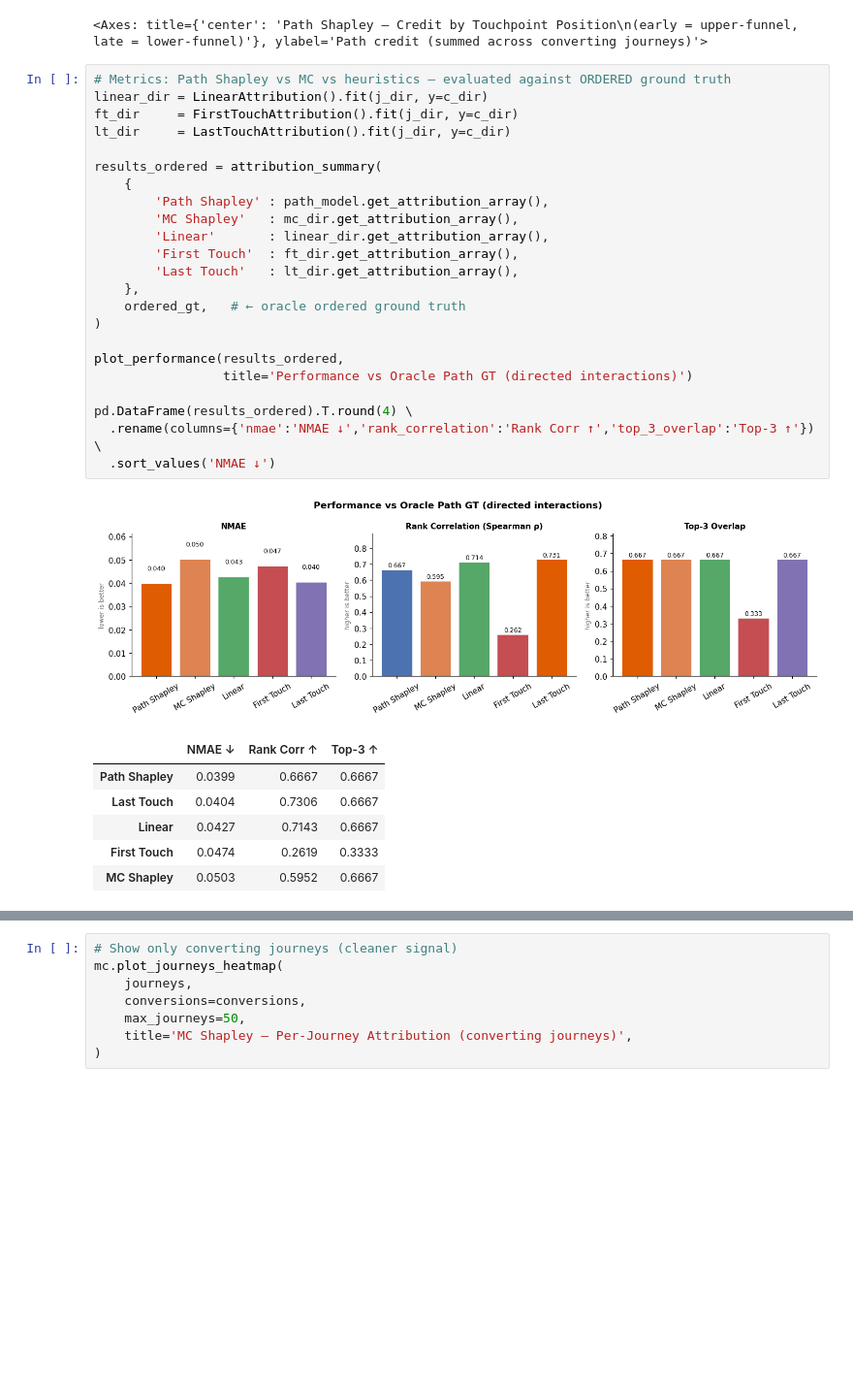
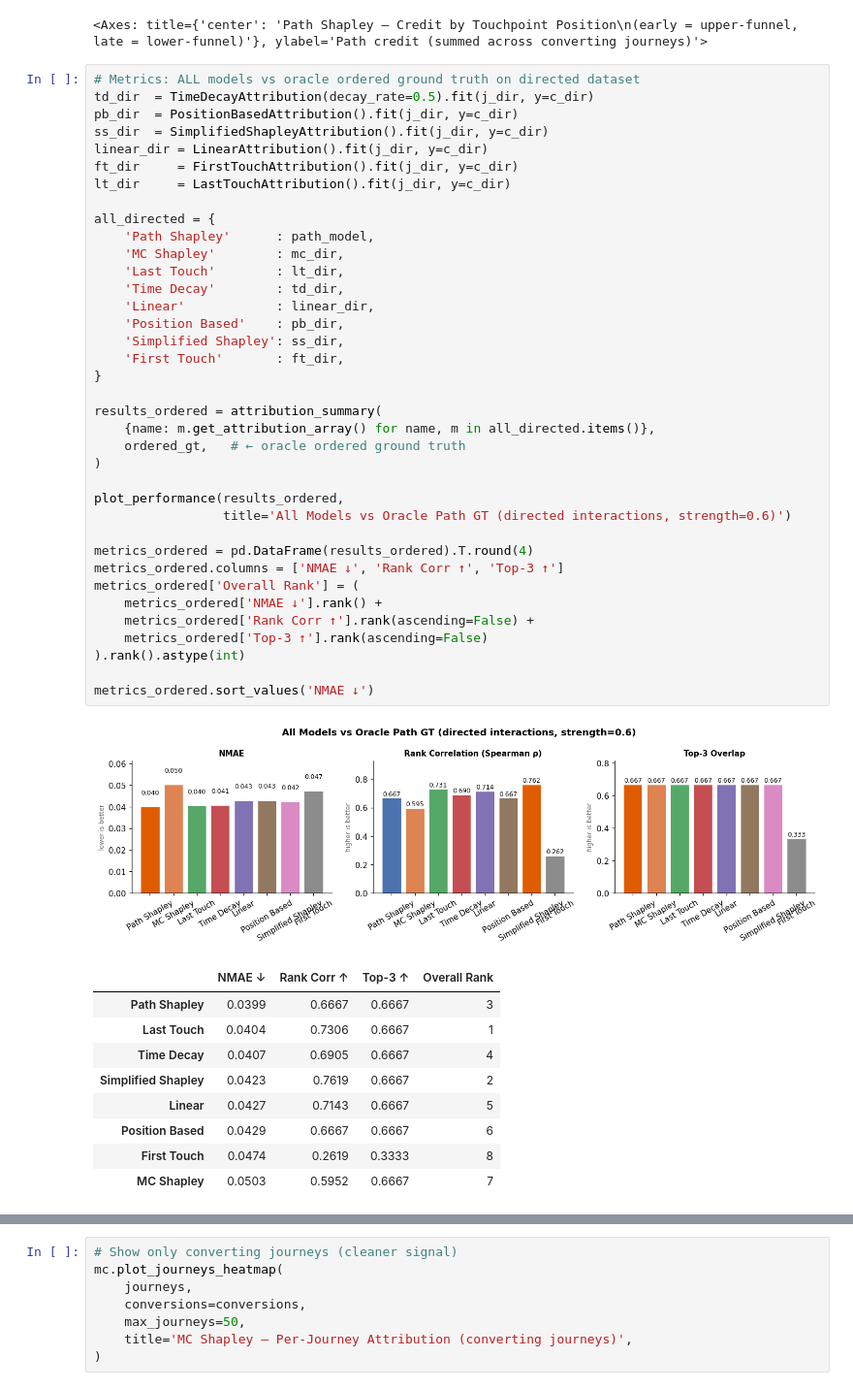
Before and after one commit to ianchute/shapley-attribution-model-zhao-naive, a Jupyter notebook: tester.ipynb, the cells around one changed output, grey strips where cells are left out. Shown at 97% size. Cells and saved outputs as stored; diff of their text form; blank space fills up the shorter version.

```diff
--- a/tester.ipynb
+++ b/tester.ipynb
@@ -284,33 +289,50 @@ path_model.plot_position_attribution(
 [figure]
 <Axes: title={'center': 'Path Shapley — Credit by Touchpoint Position\n(early = upper-funnel, late = lower-funnel)'}, ylabel='Path credit (summed across converting journeys)'>
 # %%
-# Metrics: Path Shapley vs MC vs heuristics — evaluated against ORDERED ground truth
+# Metrics: ALL models vs oracle ordered ground truth on directed dataset
+td_dir  = TimeDecayAttribution(decay_rate=0.5).fit(j_dir, y=c_dir)
+pb_dir  = PositionBasedAttribution().fit(j_dir, y=c_dir)
+ss_dir  = SimplifiedShapleyAttribution().fit(j_dir, y=c_dir)
 linear_dir = LinearAttribution().fit(j_dir, y=c_dir)
 ft_dir     = FirstTouchAttribution().fit(j_dir, y=c_dir)
 lt_dir     = LastTouchAttribution().fit(j_dir, y=c_dir)
 
+all_directed = {
+    'Path Shapley'      : path_model,
+    'MC Shapley'        : mc_dir,
+    'Last Touch'        : lt_dir,
+    'Time Decay'        : td_dir,
+    'Linear'            : linear_dir,
+    'Position Based'    : pb_dir,
+    'Simplified Shapley': ss_dir,
+    'First Touch'       : ft_dir,
+}
+
 results_ordered = attribution_summary(
-    {
-        'Path Shapley' : path_model.get_attribution_array(),
-        'MC Shapley'   : mc_dir.get_attribution_array(),
-        'Linear'       : linear_dir.get_attribution_array(),
-        'First Touch'  : ft_dir.get_attribution_array(),
-        'Last Touch'   : lt_dir.get_attribution_array(),
-    },
+    {name: m.get_attribution_array() for name, m in all_directed.items()},
     ordered_gt,   # ← oracle ordered ground truth
 )
 
 plot_performance(results_ordered,
-                 title='Performance vs Oracle Path GT (directed interactions)')
+                 title='All Models vs Oracle Path GT (directed interactions, strength=0.6)')
 
-pd.DataFrame(results_ordered).T.round(4) \
-  .rename(columns={'nmae':'NMAE ↓','rank_correlation':'Rank Corr ↑','top_3_overlap':'Top-3 ↑'}) \
-  .sort_values('NMAE ↓')
+metrics_ordered = pd.DataFrame(results_ordered).T.round(4)
+metrics_ordered.columns = ['NMAE ↓', 'Rank Corr ↑', 'Top-3 ↑']
+metrics_ordered['Overall Rank'] = (
+    metrics_ordered['NMAE ↓'].rank() +
+    metrics_ordered['Rank Corr ↑'].rank(ascending=False) +
+    metrics_ordered['Top-3 ↑'].rank(ascending=False)
+).rank().astype(int)
+
+metrics_ordered.sort_values('NMAE ↓')
 # %% [output]
-[figure, old version]
+[figure, new version]
-|  | NMAE ↓ | Rank Corr ↑ | Top-3 ↑ |
-| Path Shapley | 0.0399 | 0.6667 | 0.6667 |
-| Last Touch | 0.0404 | 0.7306 | 0.6667 |
-| Linear | 0.0427 | 0.7143 | 0.6667 |
-| First Touch | 0.0474 | 0.2619 | 0.3333 |
-| MC Shapley | 0.0503 | 0.5952 | 0.6667 |
+|  | NMAE ↓ | Rank Corr ↑ | Top-3 ↑ | Overall Rank |
+| Path Shapley | 0.0399 | 0.6667 | 0.6667 | 3 |
+| Last Touch | 0.0404 | 0.7306 | 0.6667 | 1 |
+| Time Decay | 0.0407 | 0.6905 | 0.6667 | 4 |
+| Simplified Shapley | 0.0423 | 0.7619 | 0.6667 | 2 |
+| Linear | 0.0427 | 0.7143 | 0.6667 | 5 |
+| Position Based | 0.0429 | 0.6667 | 0.6667 | 6 |
+| First Touch | 0.0474 | 0.2619 | 0.3333 | 8 |
+| MC Shapley | 0.0503 | 0.5952 | 0.6667 | 7 |
```
Also changed, not shown: parts of 6 cells of this notebook, 1 other file.
